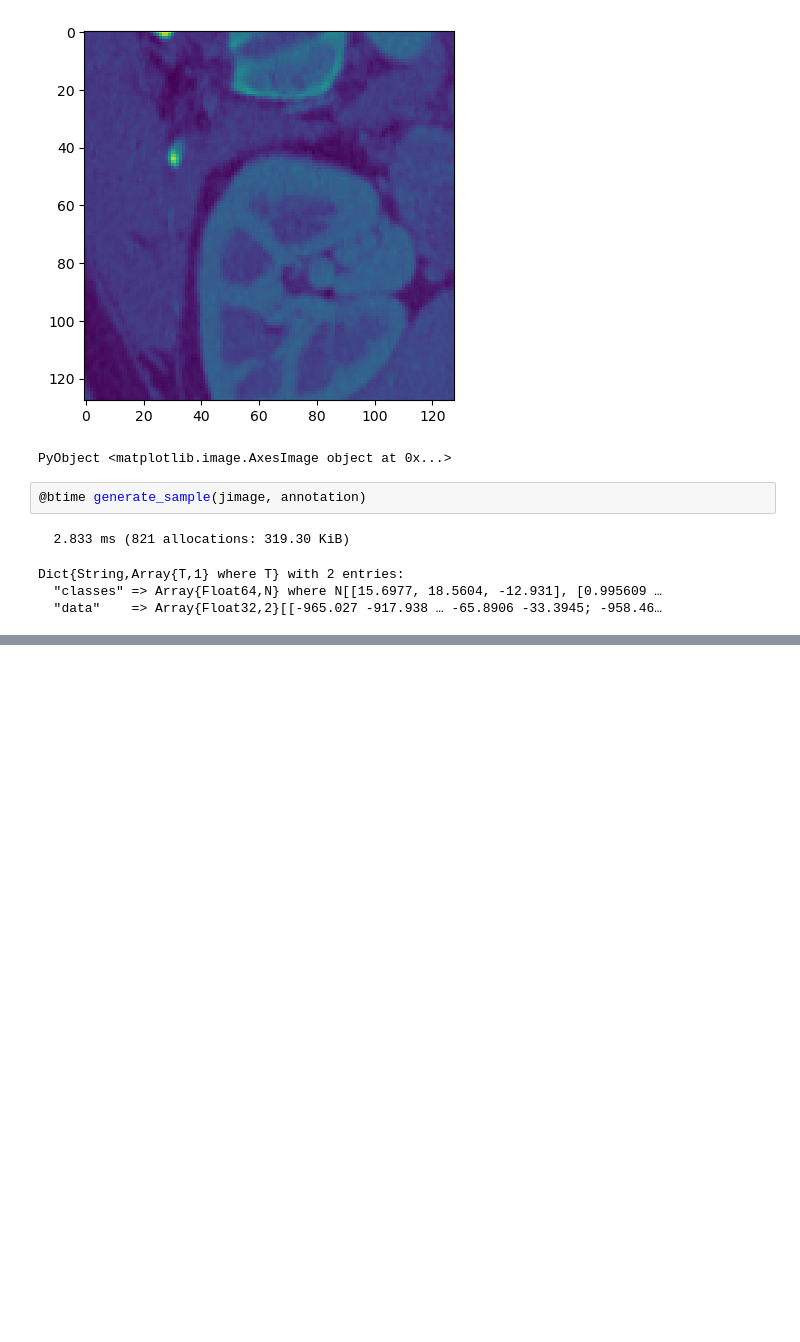
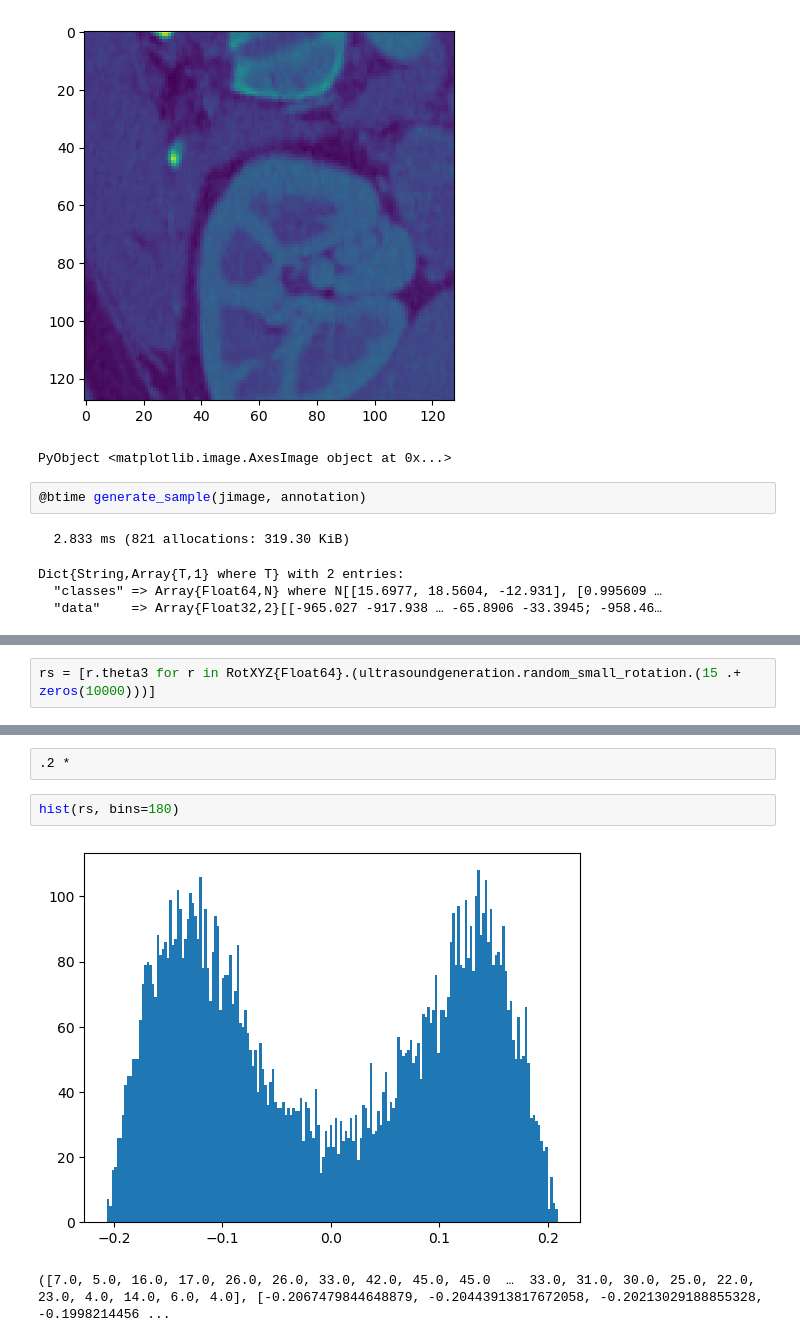
Before and after one commit to HastingsGreer/DualProbeUltrasound, a Jupyter notebook: julia-generation-demo.ipynb, the cells around one changed output, grey strips where cells are left out. Saved outputs shown, nothing was run; the diff lists cells and outputs as text; blank space fills up the shorter version.

```diff
--- a/julia-generation-demo.ipynb
+++ b/julia-generation-demo.ipynb
@@ -300,0 +215,2 @@ Dict{String,Array{T,1} where T} with 2 entries:
+# %%
+rs = [r.theta3 for r in RotXYZ{Float64}.(ultrasoundgeneration.random_small_rotation.(15 .+ zeros(10000)))]
@@ -300,0 +235,7 @@ Dict{String,Array{T,1} where T} with 2 entries:
+# %%
+.2 *
+# %%
+hist(rs, bins=180)
+# %% [output]
+[figure, added]
+([7.0, 5.0, 16.0, 17.0, 26.0, 26.0, 33.0, 42.0, 45.0, 45.0  …  33.0, 31.0, 30.0, 25.0, 22.0, 23.0, 4.0, 14.0, 6.0, 4.0], [-0.2067479844648879, -0.20443913817672058, -0.20213029188855328, -0.1998214456 ...
```
Also changed, not shown: parts of 26 cells of this notebook.
